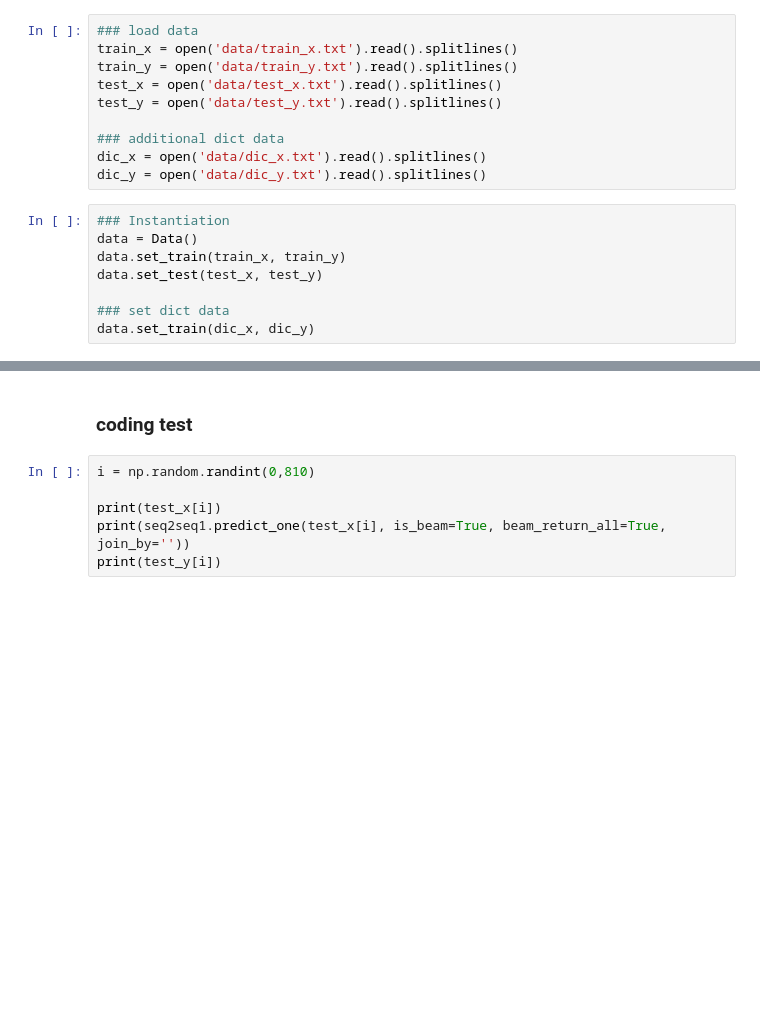
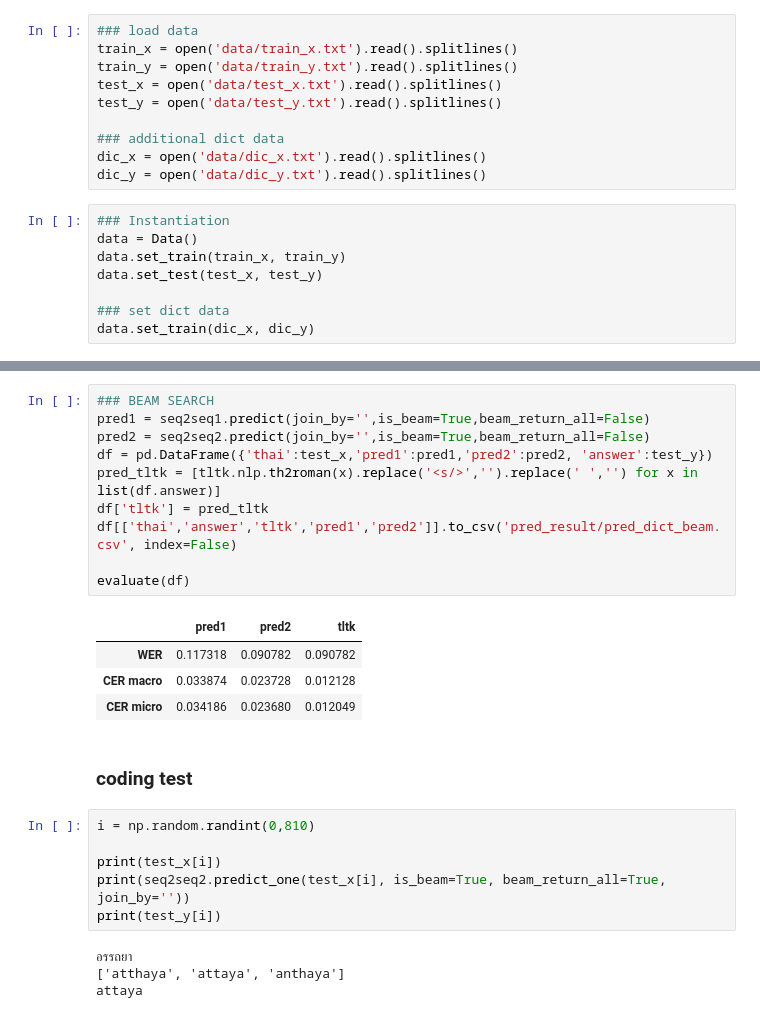
Before and after one commit to nozomiyamada/thai_romanization, a Jupyter notebook: train.ipynb, the cells around one changed output, grey strips where cells are left out. Drawn from its saved outputs; the diff is of its cells as text; blank space fills up the shorter version.

```diff
--- a/train.ipynb
+++ b/train.ipynb
@@ -59,9 +117,28 @@ evaluate(df)
+# %%
+### BEAM SEARCH
+pred1 = seq2seq1.predict(join_by='',is_beam=True,beam_return_all=False)
+pred2 = seq2seq2.predict(join_by='',is_beam=True,beam_return_all=False)
+df = pd.DataFrame({'thai':test_x,'pred1':pred1,'pred2':pred2, 'answer':test_y})
+pred_tltk = [tltk.nlp.th2roman(x).replace('<s/>','').replace(' ','') for x in list(df.answer)]
+df['tltk'] = pred_tltk
+df[['thai','answer','tltk','pred1','pred2']].to_csv('pred_result/pred_dict_beam.csv', index=False)
+
+evaluate(df)
+# %% [output]
+|  | pred1 | pred2 | tltk |
+| WER | 0.117318 | 0.090782 | 0.090782 |
+| CER macro | 0.033874 | 0.023728 | 0.012128 |
+| CER micro | 0.034186 | 0.023680 | 0.012049 |
 # %% [markdown]
 ### coding test
 # %%
 i = np.random.randint(0,810)
 
 print(test_x[i])
-print(seq2seq1.predict_one(test_x[i], is_beam=True, beam_return_all=True, join_by=''))
+print(seq2seq2.predict_one(test_x[i], is_beam=True, beam_return_all=True, join_by=''))
 print(test_y[i])
+# %% [output]
+อรรถยา
+['atthaya', 'attaya', 'anthaya']
+attaya
 # %%
```
Also changed, not shown: parts of 12 cells of this notebook, 19 other files.
